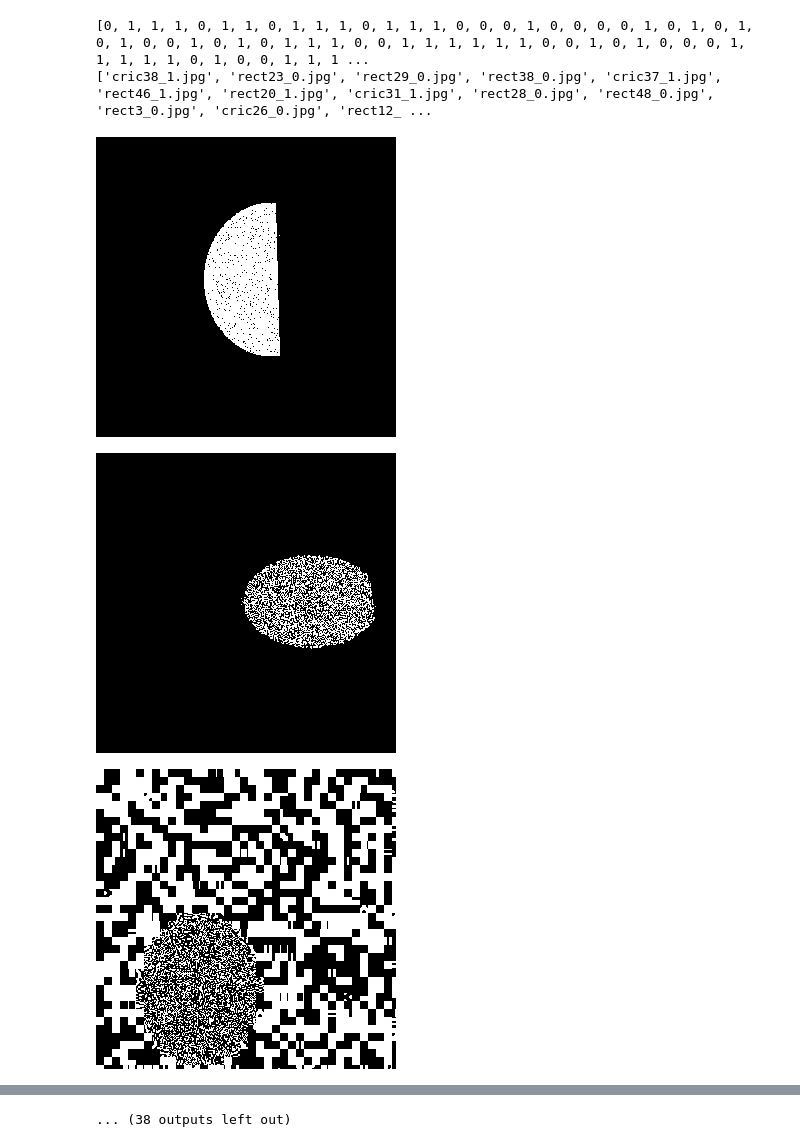
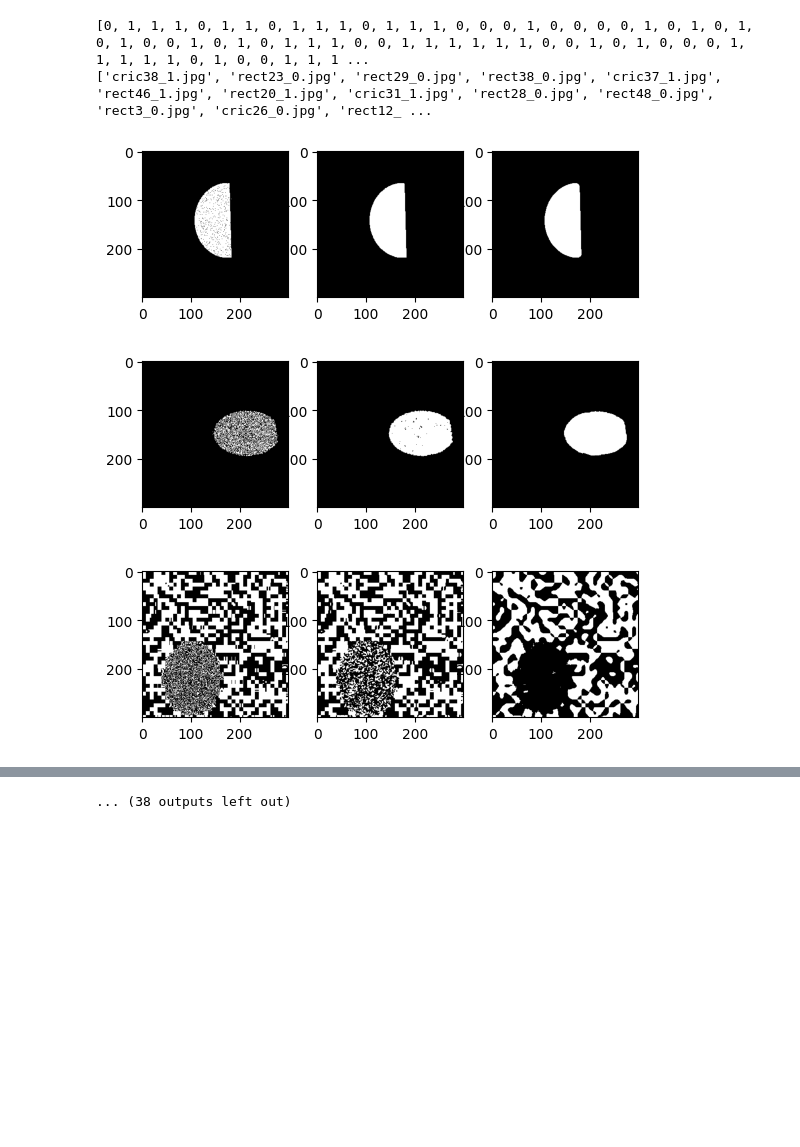
Before and after one commit to BartekFranczak/CPO---MEL, a Jupyter notebook: lab4.ipynb, the cells around one changed output, grey strips where cells are left out. Saved outputs shown, nothing was run; the diff lists cells and outputs as text; code cells hidden in the pictures; blank space fills up the shorter version.

```diff
--- a/lab4.ipynb
+++ b/lab4.ipynb
@@ -60,19 +60,34 @@ def get_treshold(im):
   return T
 # %%
 import cv2
+import matplotlib.pyplot as plt
+
 from google.colab.patches import cv2_imshow
 for i in range(len(im_names)):
   if im_types[i]==0:
 
     im = cv2.imread(im_paths[i],0)
+    im2 = cv2.GaussianBlur(im,(11,11),0.9)
+    im3 = cv2.medianBlur(im,11)
+    threshold = get_treshold(im)
+    threshold2 = get_treshold(im2)
+    threshold3 = get_treshold(im3)
 
-    threshold = get_treshold(im)
 
     im[im>threshold] = 255
     im[im<=threshold] = 0
-
-    cv2_imshow(im)
+    im2[im2>threshold2] = 255
+    im2[im2<=threshold2] = 0
+    im3[im3>threshold3] = 255
+    im3[im3<=threshold3] = 0
+    plt.subplot(1, 3, 1)
+    plt.imshow(im, cmap=plt.get_cmap('gray'))
+    plt.subplot(1, 3, 2)
+    plt.imshow(im2, cmap=plt.get_cmap('gray'))
+    plt.subplot(1, 3, 3)
+    plt.imshow(im3, cmap=plt.get_cmap('gray'))
+    plt.show()
 # %% [output]
-[figure, old version]
+[figure, new version]
-[figure, old version]
+[figure, new version]
-[figure, old version]
+[figure, new version]
```
Also changed, not shown: parts of 12 cells of this notebook.
